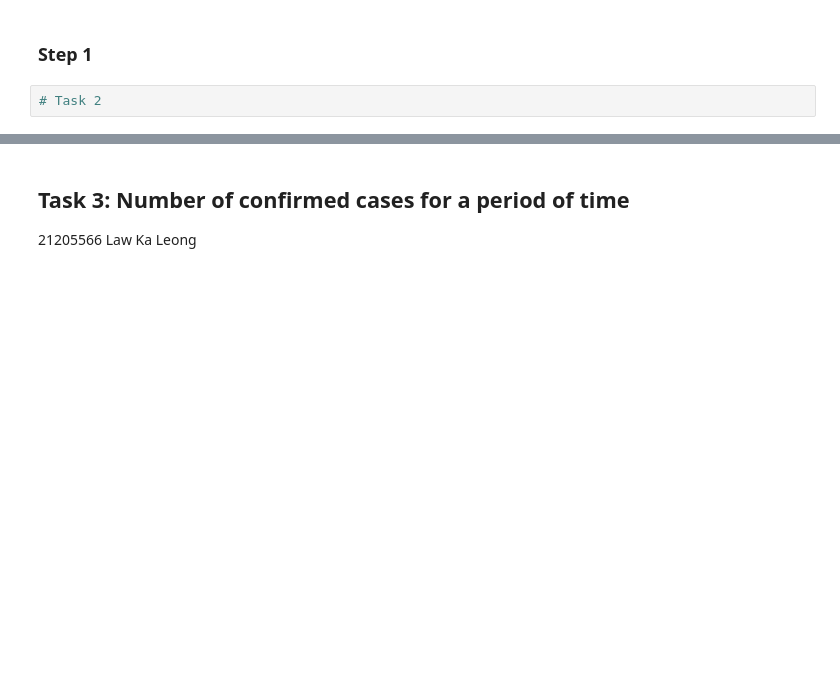
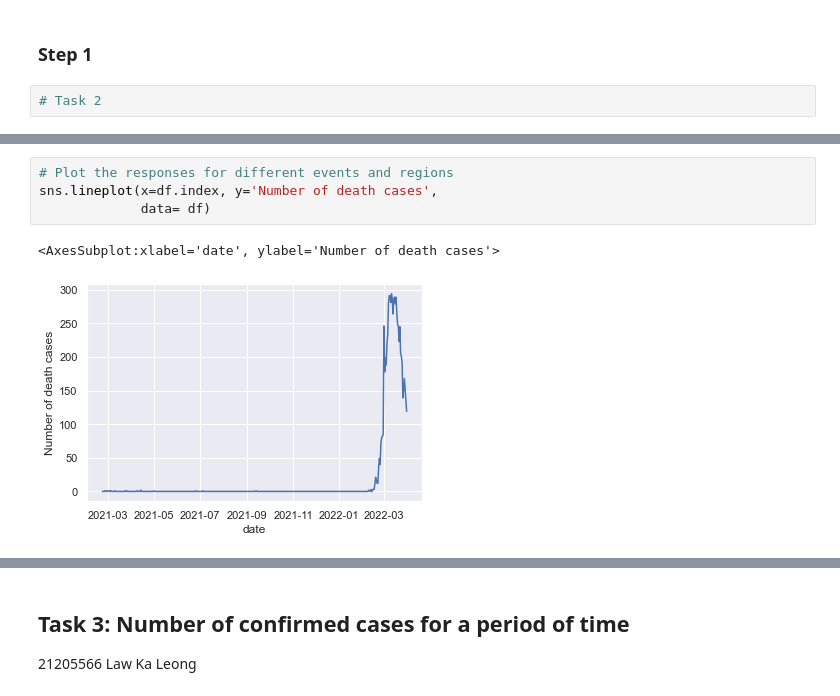
Before and after one commit to adonis119/comp3115, a Jupyter notebook: source_code.ipynb, the cells around one changed output, grey strips where cells are left out. Drawn from its saved outputs; the diff is of its cells as text; blank space fills up the shorter version.

```diff
--- a/source_code.ipynb
+++ b/source_code.ipynb
@@ -37,0 +428,7 @@ from sklearn.neural_network import MLPClassifier
+# %%
+# Plot the responses for different events and regions
+sns.lineplot(x=df.index, y='Number of death cases',
+             data= df)
+# %% [output]
+<AxesSubplot:xlabel='date', ylabel='Number of death cases'>
+[figure, added]
```
Also changed, not shown: parts of 67 cells of this notebook.
